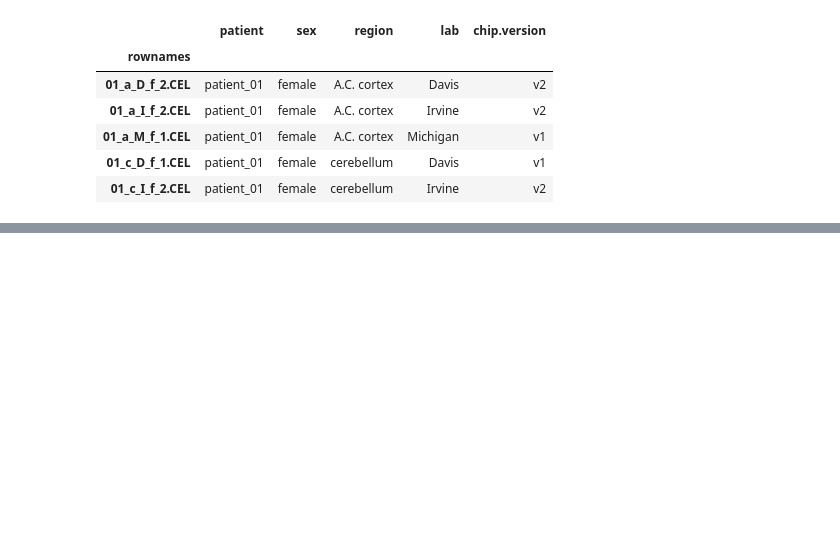
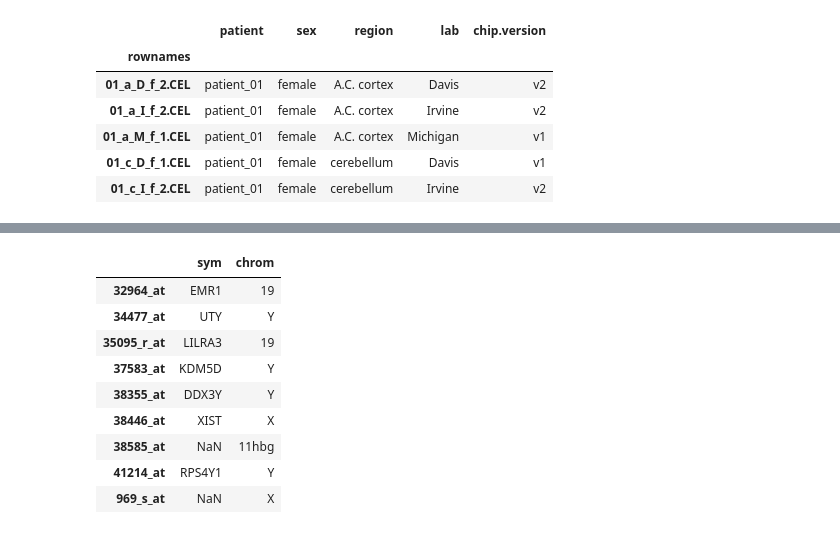
Before and after one commit to unique-subedi/604-gene-expression, a Jupyter notebook: Xinhe_gene_expression_master.ipynb, the cells around one changed output, grey strips where cells are left out. Drawn from its saved outputs; the diff is of its cells as text; code cells hidden in the pictures; blank space fills up the shorter version.

```diff
--- a/Xinhe_gene_expression_master.ipynb
+++ b/Xinhe_gene_expression_master.ipynb
@@ -169,0 +193,13 @@ genes.loc[p_values[p_values.min(axis=1) <= 0.05].index].loc[:, ['sym','chrom']]
+# %%
+genes.loc[p_values[p_values.mean(axis=1) <= 0.1].index].loc[:, ['sym','chrom']]
+# %% [output]
+|  | sym | chrom |
+| 32964_at | EMR1 | 19 |
+| 34477_at | UTY | Y |
+| 35095_r_at | LILRA3 | 19 |
+| 37583_at | KDM5D | Y |
+| 38355_at | DDX3Y | Y |
+| 38446_at | XIST | X |
+| 38585_at | NaN | 11hbg |
+| 41214_at | RPS4Y1 | Y |
+| 969_s_at | NaN | X |
```
Also changed, not shown: parts of 6 cells of this notebook.
